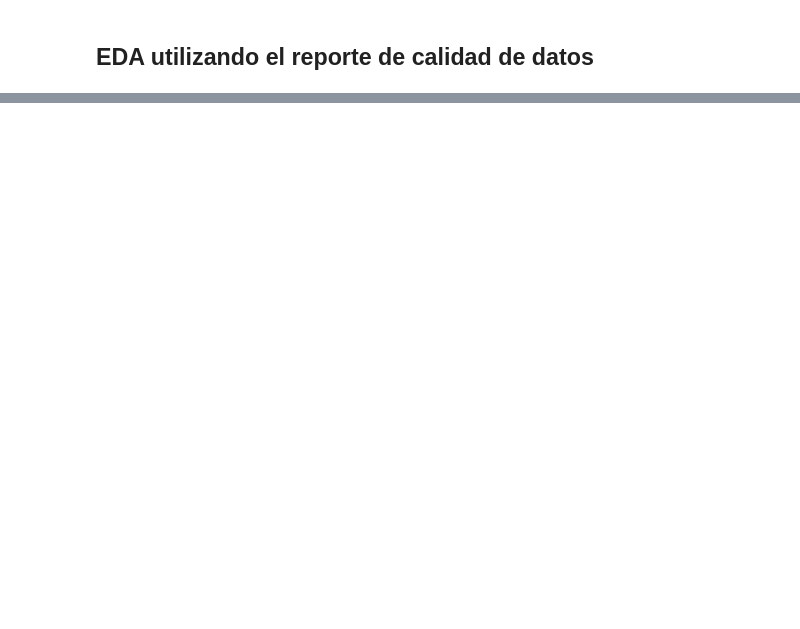
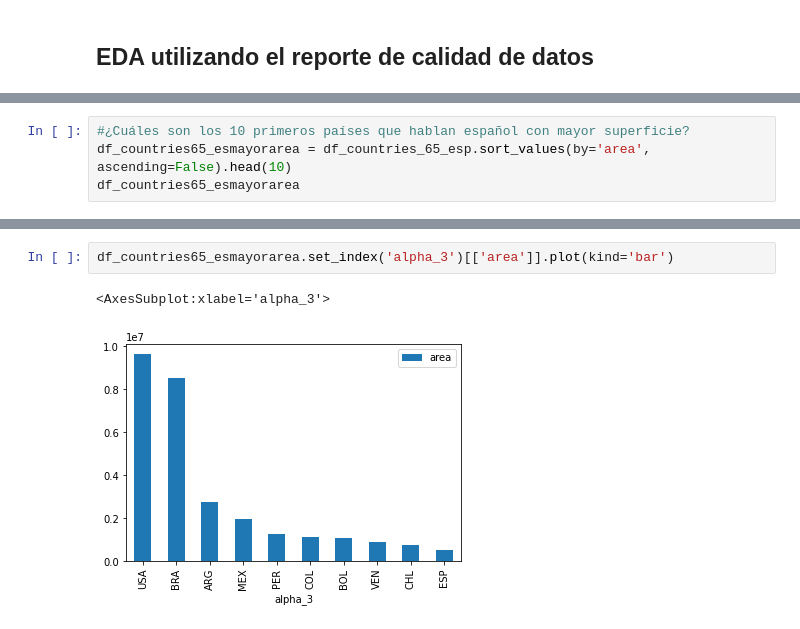
Before and after one commit to gdesirena/CDIN_O2024, a Jupyter notebook: Modulo1_Clase_Resuelta/3.- EDA.ipynb, the cells around one changed output, grey strips where cells are left out. Cells and saved outputs as stored; diff of their text form; blank space fills up the shorter version.

```diff
--- a/Modulo1_Clase_Resuelta/3.- EDA.ipynb
+++ b/Modulo1_Clase_Resuelta/3.- EDA.ipynb
@@ -596,0 +942,4 @@ casado con 'C', y si es divorciado entonces con 'D', missing 'm'
+# %%
+#¿Cuáles son los 10 primeros países que hablan español con mayor superficie?
+df_countries65_esmayorarea = df_countries_65_esp.sort_values(by='area', ascending=False).head(10)
+df_countries65_esmayorarea
@@ -596,0 +958,5 @@ casado con 'C', y si es divorciado entonces con 'D', missing 'm'
+# %%
+df_countries65_esmayorarea.set_index('alpha_3')[['area']].plot(kind='bar')
+# %% [output]
+<AxesSubplot:xlabel='alpha_3'>
+[figure, added]
```
Also changed, not shown: parts of 42 cells of this notebook.
